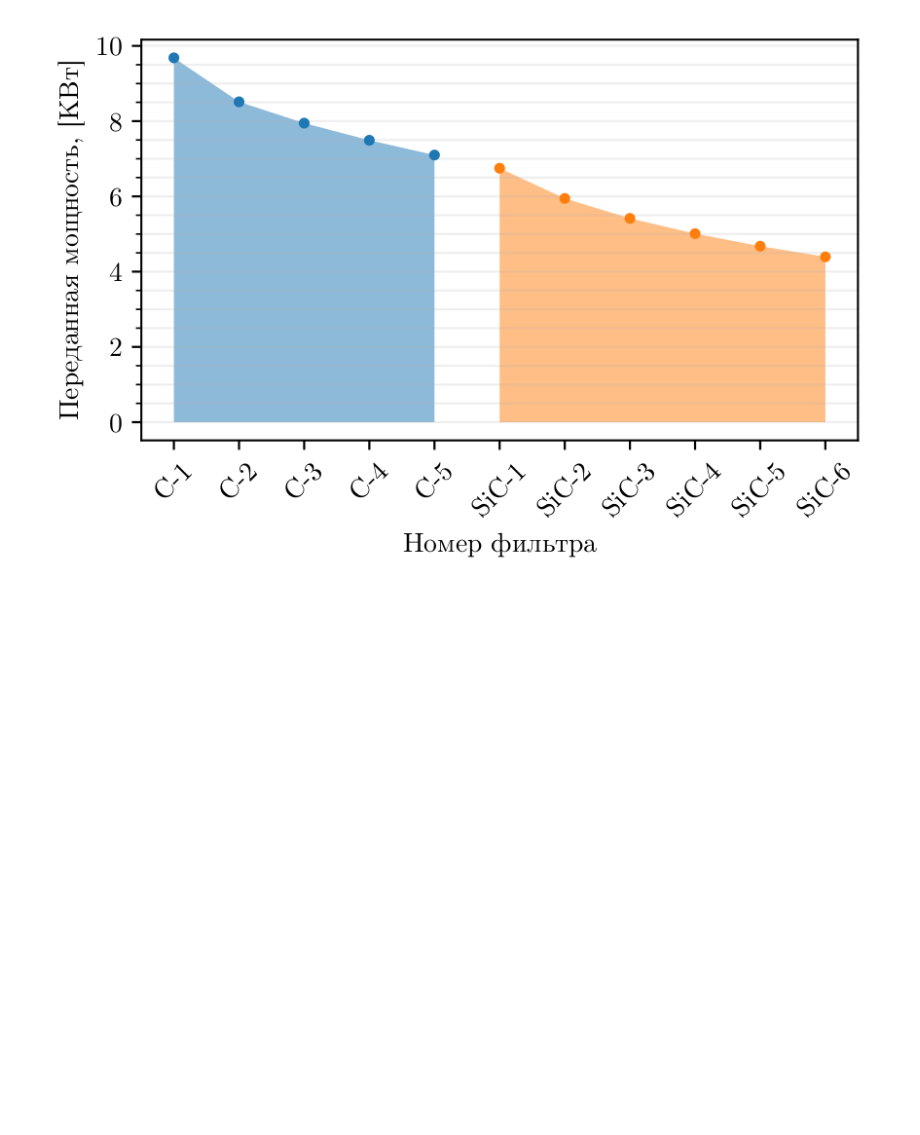
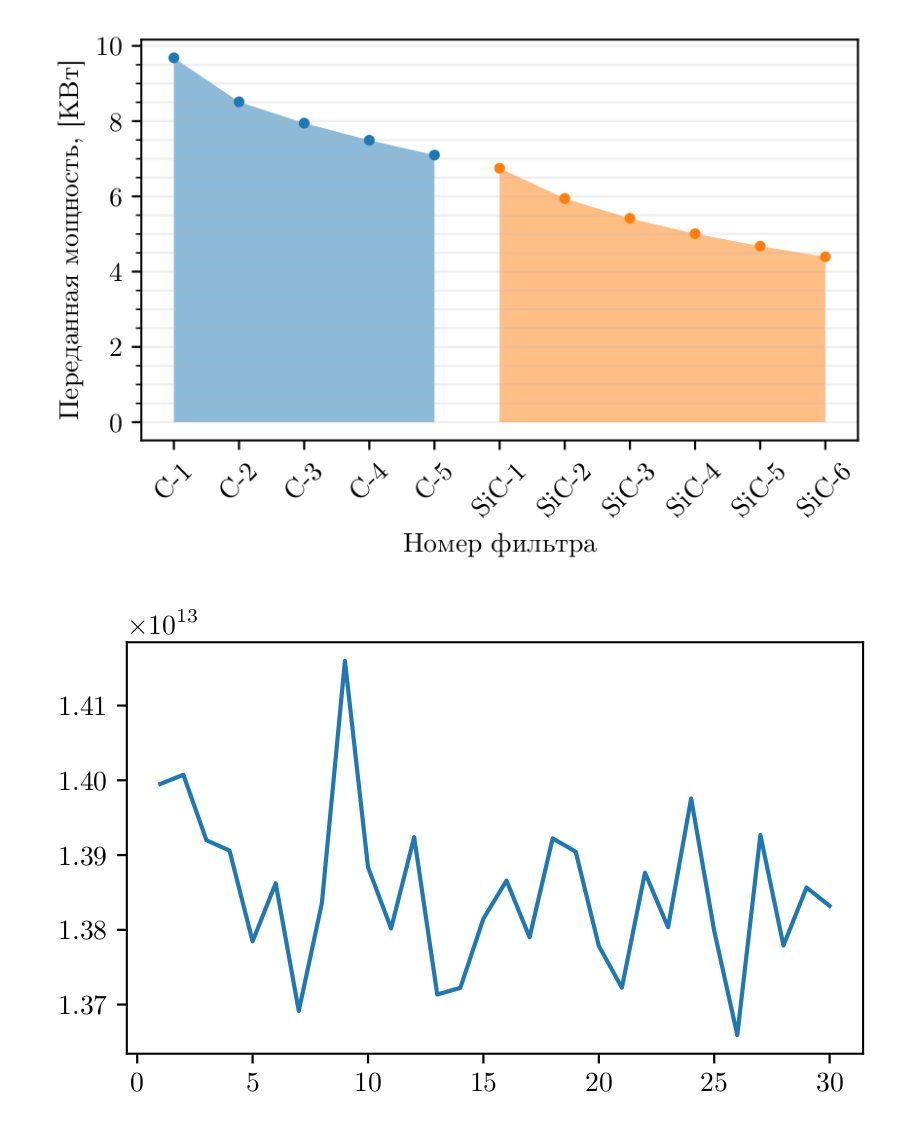
Before and after one commit to glebdovzhenko/skif-xrt, a Jupyter notebook: notebooks/dcd_paper_1.ipynb, the cells around one changed output. Drawn from its saved outputs; the diff is of its cells as text; code cells hidden in the pictures; blank space fills up the shorter version.

```diff
--- a/notebooks/dcd_paper_1.ipynb
+++ b/notebooks/dcd_paper_1.ipynb
@@ -672,7 +673,7 @@ fig
 FWHM = 1.7 mm
 [figure]
 # %%
-dd = '/Users/glebdovzhenko/Dropbox/PycharmProjects/skif-xrt/datasets/skif15/roll_offset_scan'
+dd = os.path.join(os.getenv('BASE_DIR'), 'datasets', 'skif15', 'roll_offset_scan')
 
 flux, flux2, ebr, ebr2, r1, r2, en, dtth = [], [], [], [], [], [], [], []
 for metadata in datafiles(dd):
@@ -768,7 +769,7 @@ fig
 FWHM = 10.6 mrad = 0.6 deg
 [figure]
 # %%
-dd = '/Users/glebdovzhenko/Dropbox/PycharmProjects/skif-xrt/datasets/skif15/yaw_offset_scan'
+dd = os.path.join(os.getenv('BASE_DIR'), 'datasets', 'skif15', 'yaw_offset_scan')
 
 flux, flux2, ebr, ebr2, r1, r2, en, dtth = [], [], [], [], [], [], [], []
 for metadata in datafiles(dd):
@@ -864,7 +865,7 @@ fig
 FWHM = 3.4 mrad = 0.2 deg
 [figure]
 # %%
-dd = '/Users/glebdovzhenko/Dropbox/PycharmProjects/skif-xrt/datasets/skif15/absorption'
+dd = os.path.join(os.getenv('BASE_DIR'), 'datasets', 'skif15', 'absorption')
 
 filter_index, absorbed_power = [], []
 for f_name in filter(lambda x: x[-7:] == '.pickle', os.listdir(dd)):
@@ -907,7 +908,7 @@ fig
 # %% [output]
 [figure]
 # %%
-dd = '/Users/glebdovzhenko/Dropbox/PycharmProjects/skif-xrt/datasets/skif15/absorption'
+dd = os.path.join(os.getenv('BASE_DIR'), 'datasets', 'skif15', 'absorption')
 
 filter_index, transmitted_power = [], []
 for f_name in filter(lambda x: x[-7:] == '.pickle', os.listdir(dd)):
@@ -945,3 +946,27 @@ plt.grid(which='both', axis='y', alpha=0.2)
 fig
 # %% [output]
 [figure]
+# %%
+dd = os.path.join(os.getenv('BASE_DIR'), 'datasets', 'skif15', 'bump_size')
+
+exp_n, flux = [], []
+for f_name in os.listdir(dd):
+    m = re.match(r'C1C2-XZ-(?P<kev>\d+)keV-front_surface(?P<expnum>\d+).pickle', f_name)
+    if m is None:
+        continue
+
+    with open(os.path.join(dd, f_name), 'rb') as f:
+        data = pickle.load(f)
+        exp_n.append(float(m.groups()[1]))
+        flux.append(data.flux)
+
+exp_n, flux = np.array(exp_n), np.array(flux)
+ii = np.argsort(exp_n)
+exp_n, flux = exp_n[ii], flux[ii]
+
+plt.close(fig)
+fig, axes = plt.subplots()
+axes.plot(exp_n, flux)
+fig
+# %% [output]
+[figure, added]
```
Also changed, not shown: parts of 10 cells of this notebook, 7 other files.
